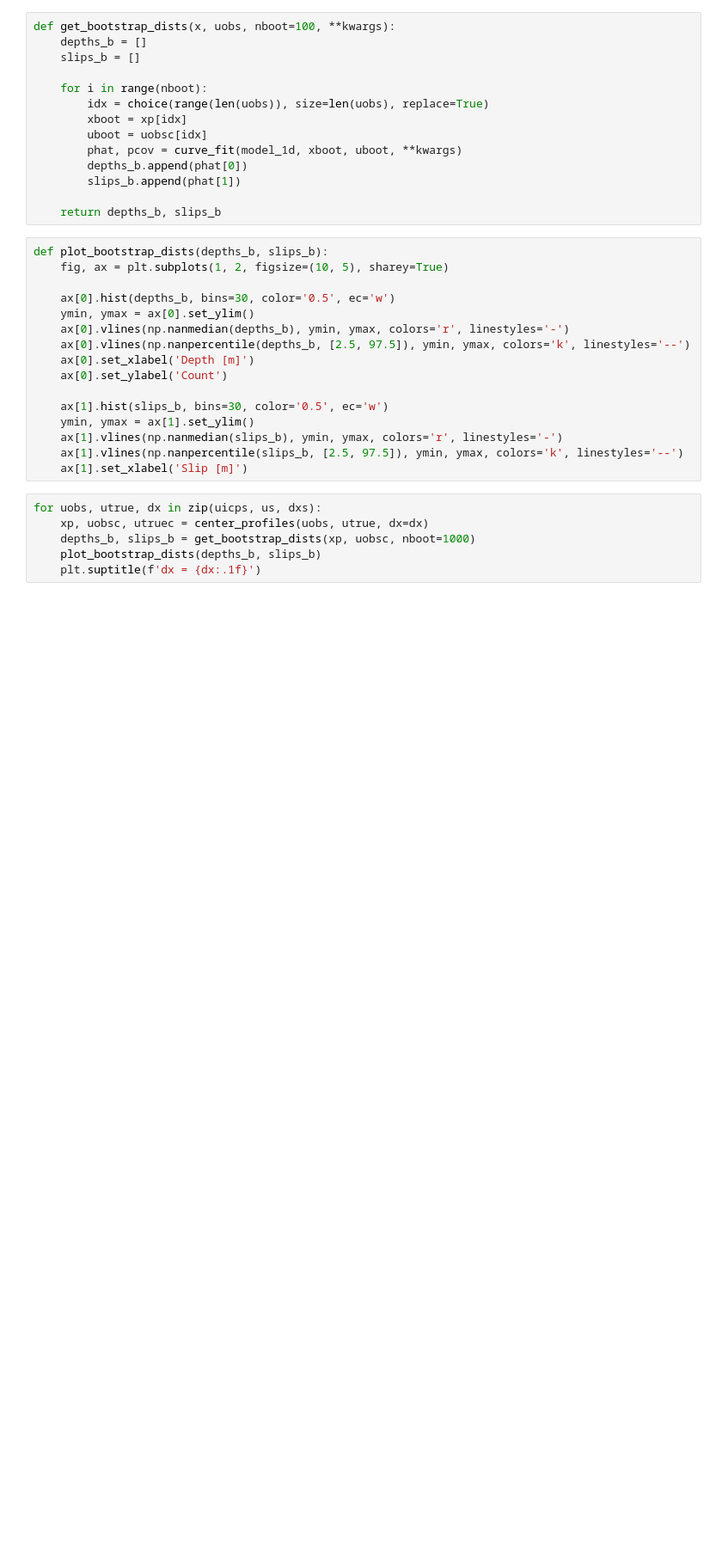
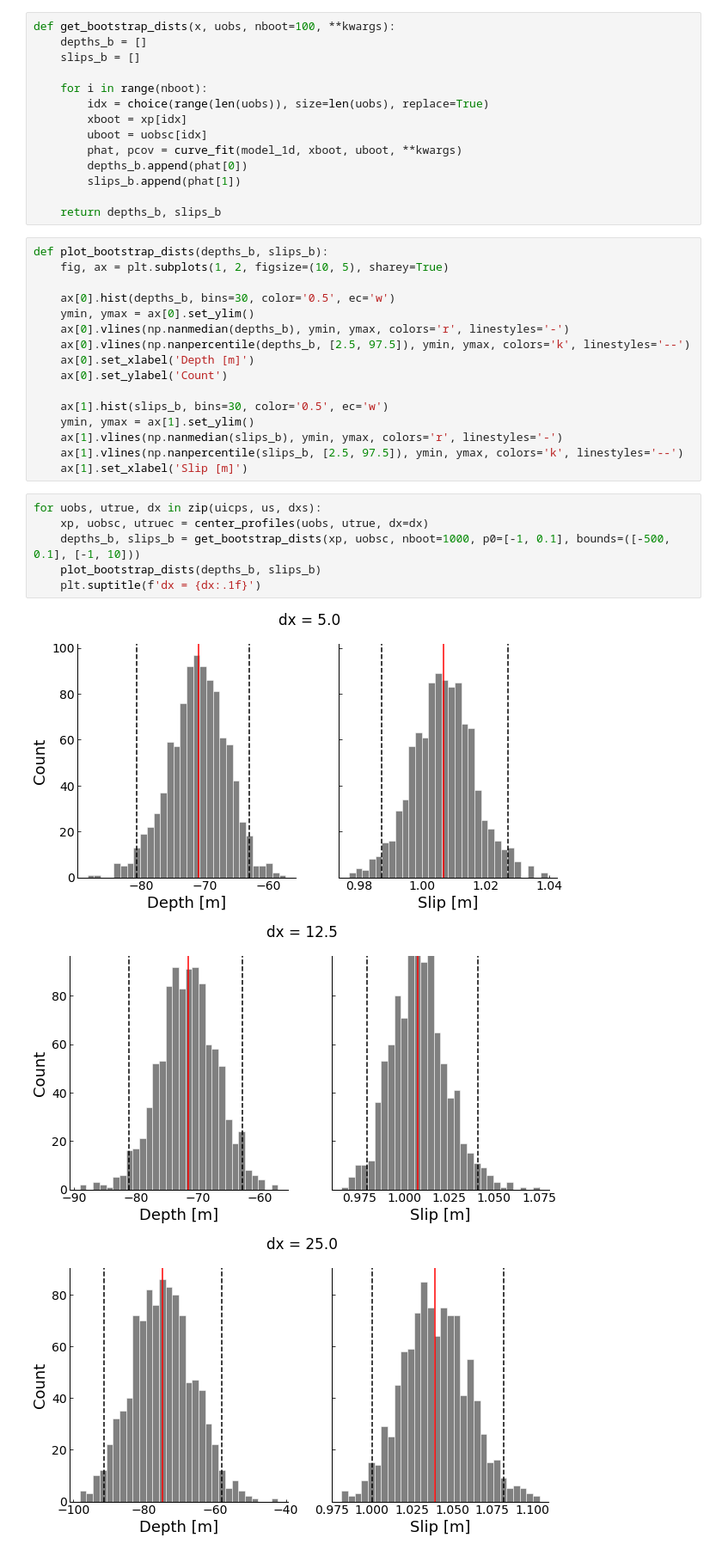
Before and after one commit to stgl/PointCloudDislocation, a Jupyter notebook: model-fitting-lidar.ipynb, the cells around one changed output. Shown at 86% size. Drawn from its saved outputs; the diff is of its cells as text; blank space fills up the shorter version.

Commit message:
Update with bootstrap results

```diff
--- a/model-fitting-lidar.ipynb
+++ b/model-fitting-lidar.ipynb
@@ -170,6 +170,10 @@ def plot_bootstrap_dists(depths_b, slips_b):
 # %%
 for uobs, utrue, dx in zip(uicps, us, dxs):
     xp, uobsc, utruec = center_profiles(uobs, utrue, dx=dx)
-    depths_b, slips_b = get_bootstrap_dists(xp, uobsc, nboot=1000)
+    depths_b, slips_b = get_bootstrap_dists(xp, uobsc, nboot=1000, p0=[-1, 0.1], bounds=([-500, 0.1], [-1, 10]))
     plot_bootstrap_dists(depths_b, slips_b)
     plt.suptitle(f'dx = {dx:.1f}')
+# %% [output]
+[figure, added]
+[figure, added]
+[figure, added]
```
Also changed, not shown: parts of 1 cell of this notebook.
